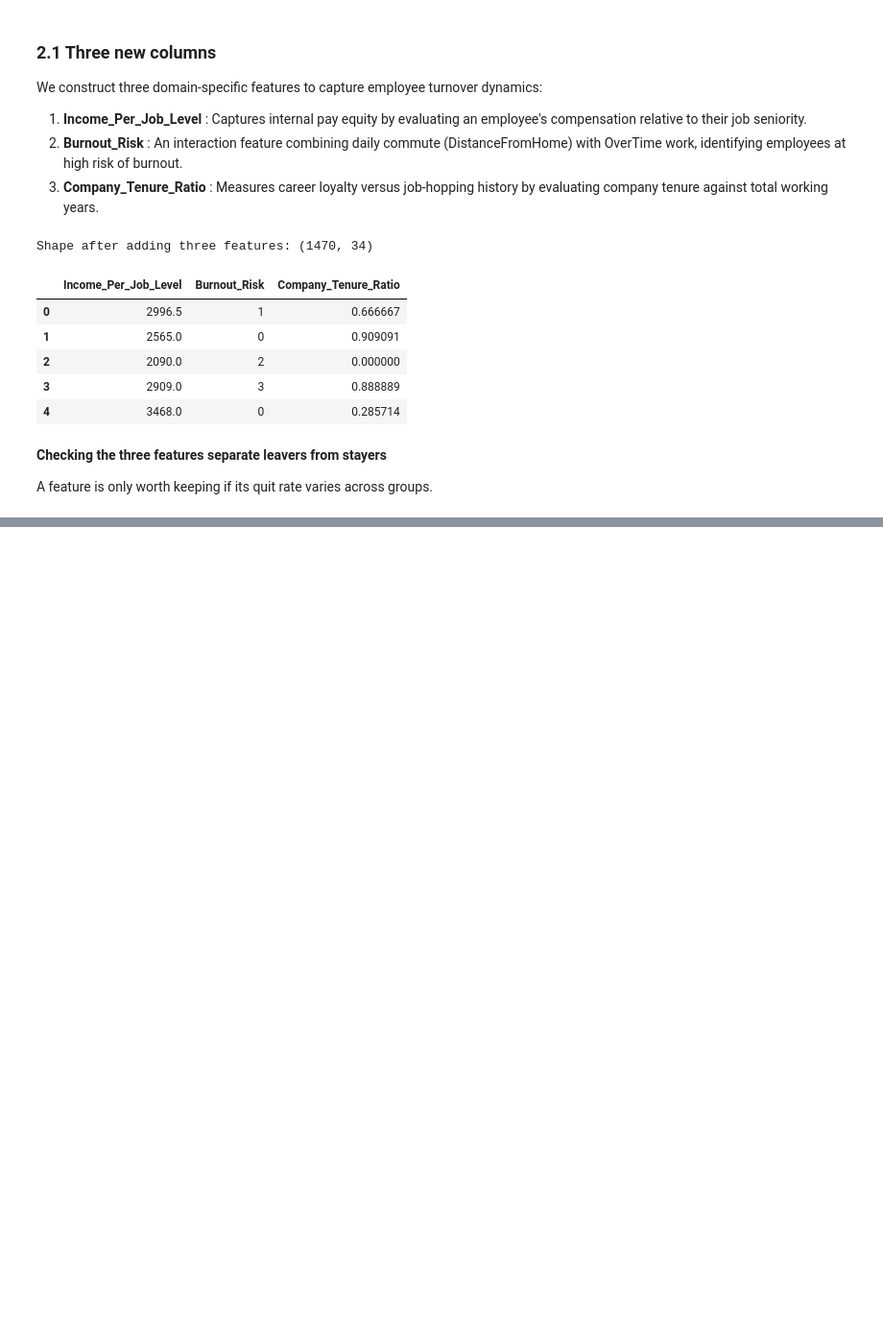
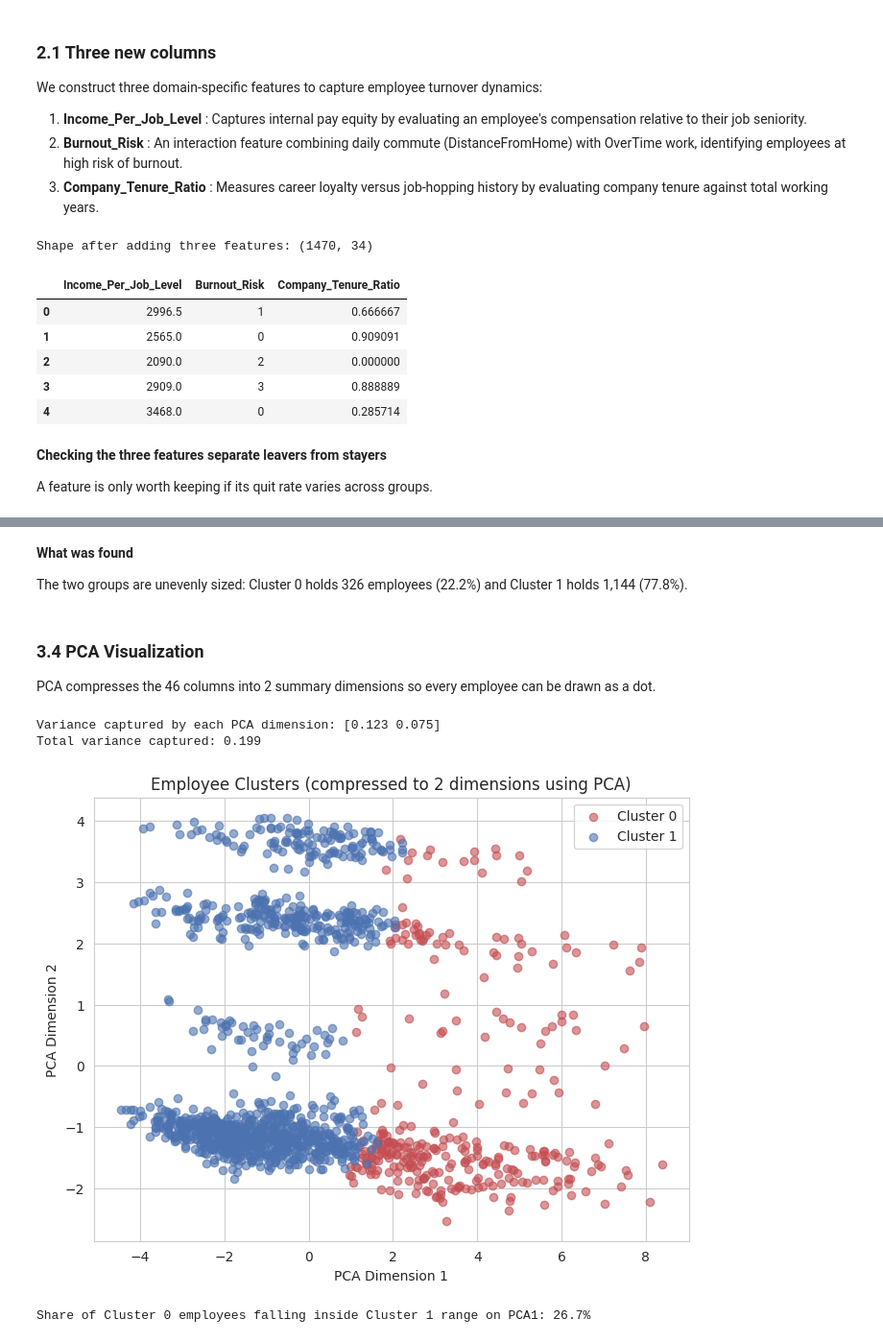
Before and after one commit to Praise-Oluwasikemi/TS-Academy-Group-4-IBM-HR-Analytics-Attrition, a Jupyter notebook: group_04_yourname.ipynb, the cells around one changed output, grey strips where cells are left out. Shown at 96% size. Drawn from its saved outputs; the diff is of its cells as text; code cells hidden in the pictures; blank space fills up the shorter version.

```diff
--- a/group_04_yourname.ipynb
+++ b/group_04_yourname.ipynb
@@ -577,0 +739,11 @@ As shown above, our dataset contains only numerical values, without any categori
+# %%
+FINAL_K = 2
+kmeans_final = KMeans(n_clusters=FINAL_K, random_state=RANDOM_STATE, n_init=10)
+df['Cluster'] = kmeans_final.fit_predict(X_cluster)
+df_fe['Cluster'] = df['Cluster']      # same labels on the readable table
+
+print('Employees per cluster:')
+print(df['Cluster'].value_counts())
+print()
+print('Share of employees in each cluster:')
+print(df['Cluster'].value_counts(normalize=True).round(3))
@@ -577,0 +762,37 @@ As shown above, our dataset contains only numerical values, without any categori
+# %% [markdown]
+**What was found**
+
+The two groups are unevenly sized: Cluster 0 holds 326 employees (22.2%) and Cluster 1 holds 1,144 (77.8%).
+# %% [markdown]
+### 3.4 PCA Visualization
+
+PCA compresses the 46 columns into 2 summary dimensions so every employee can be drawn as a dot.
+# %%
+pca = PCA(n_components=2, random_state=RANDOM_STATE)
+pca_coords = pca.fit_transform(X_cluster)
+df['PCA1'] = pca_coords[:, 0]
+df['PCA2'] = pca_coords[:, 1]
+
+print('Variance captured by each PCA dimension:', pca.explained_variance_ratio_.round(3))
+print('Total variance captured:', round(pca.explained_variance_ratio_.sum(), 3))
+
+plt.figure(figsize=(8, 6))
+colors_cluster = {0: '#C44E52', 1: '#4C72B0'}
+for cluster_id in sorted(df['Cluster'].unique()):
+    subset = df[df['Cluster'] == cluster_id]
+    plt.scatter(subset['PCA1'], subset['PCA2'], label=f'Cluster {cluster_id}',
+                alpha=0.6, color=colors_cluster[cluster_id])
+plt.title('Employee Clusters (compressed to 2 dimensions using PCA)')
+plt.xlabel('PCA Dimension 1')
+plt.ylabel('PCA Dimension 2')
+plt.legend()
+plt.show()
+
+pc1_range_c1 = (df.loc[df.Cluster == 1, 'PCA1'].min(), df.loc[df.Cluster == 1, 'PCA1'].max())
+inside = df.loc[df.Cluster == 0, 'PCA1'].between(*pc1_range_c1).mean()
+print(f'Share of Cluster 0 employees falling inside Cluster 1 range on PCA1: {inside:.1%}')
+# %% [output]
+Variance captured by each PCA dimension: [0.123 0.075]
+Total variance captured: 0.199
+[figure, added]
+Share of Cluster 0 employees falling inside Cluster 1 range on PCA1: 26.7%
```
Also changed, not shown: parts of 130 cells of this notebook.
